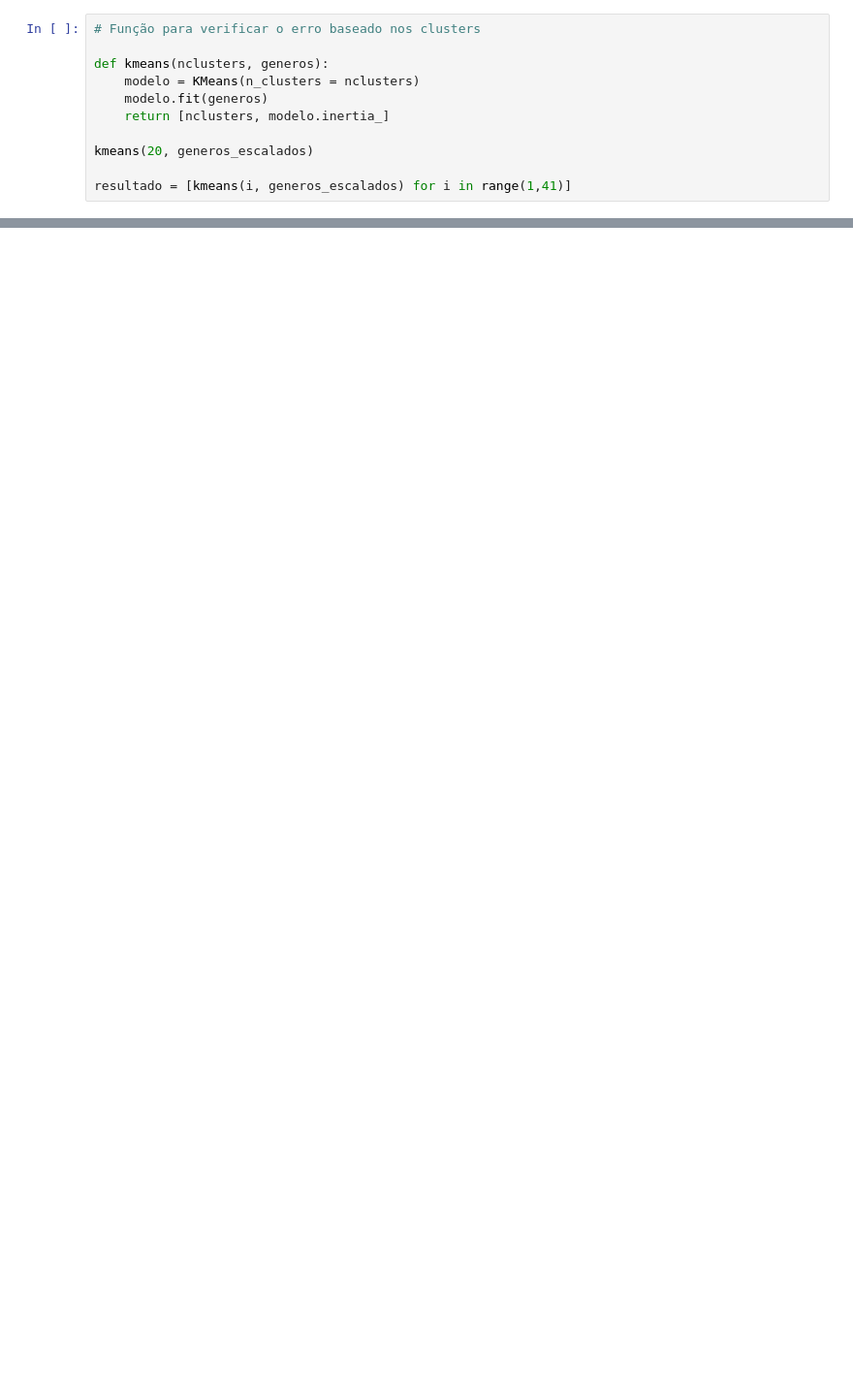
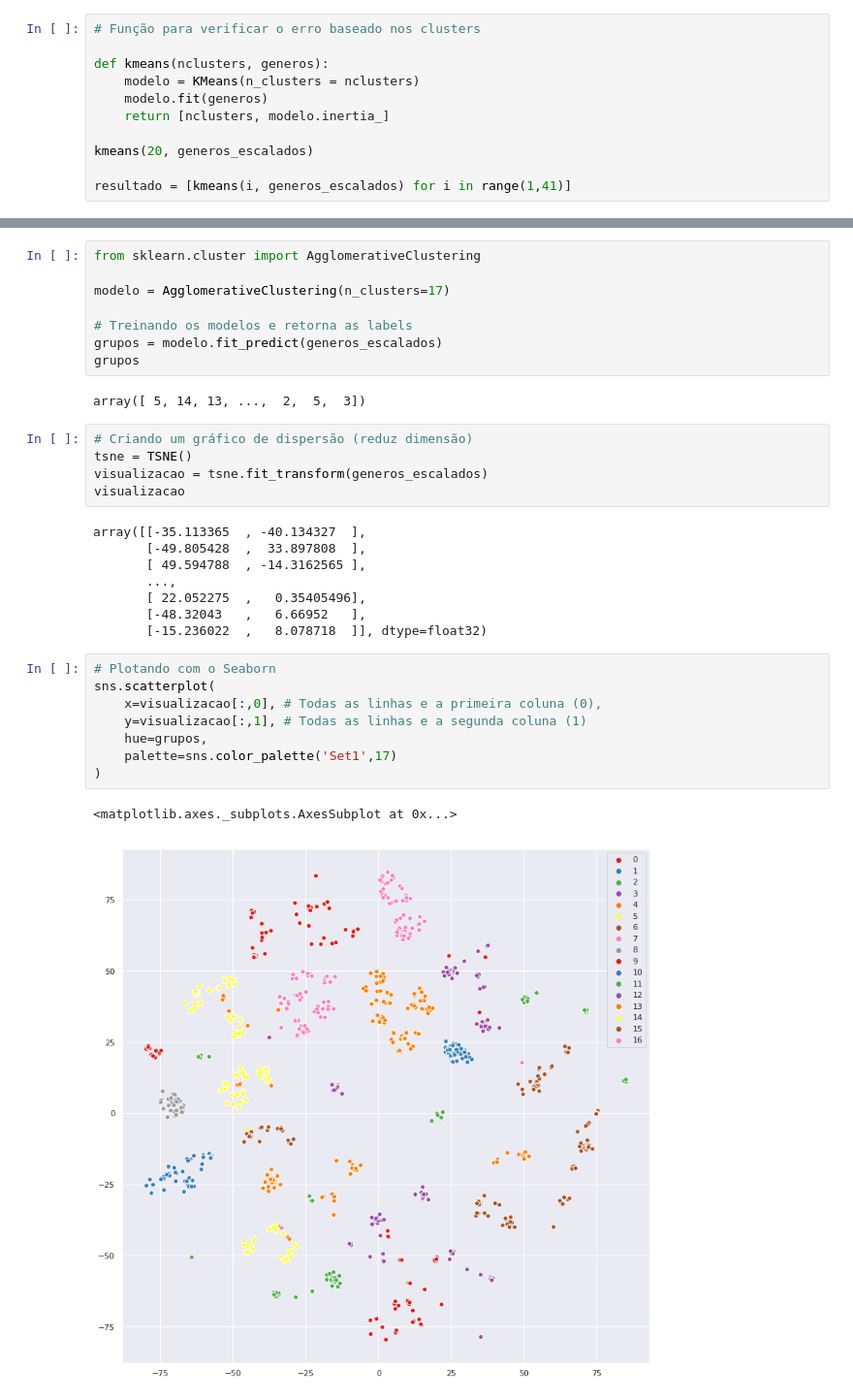
Before and after one commit to ebmm01/machineLearning, a Jupyter notebook: Nao_supervisionado/Classificador.ipynb, the cells around one changed output, grey strips where cells are left out. Shown at 97% size. Drawn from its saved outputs; the diff is of its cells as text; blank space fills up the shorter version.

```diff
--- a/Nao_supervisionado/Classificador.ipynb
+++ b/Nao_supervisionado/Classificador.ipynb
@@ -220,0 +213,34 @@ array([<matplotlib.axes._subplots.AxesSubplot object at 0x...>,
+# %%
+from sklearn.cluster import AgglomerativeClustering
+
+modelo = AgglomerativeClustering(n_clusters=17)
+
+# Treinando os modelos e retorna as labels
+grupos = modelo.fit_predict(generos_escalados)
+grupos
+# %% [output]
+array([ 5, 14, 13, ...,  2,  5,  3])
+# %%
+# Criando um gráfico de dispersão (reduz dimensão)
+tsne = TSNE()
+visualizacao = tsne.fit_transform(generos_escalados)
+visualizacao
+# %% [output]
+array([[-35.113365  , -40.134327  ],
+       [-49.805428  ,  33.897808  ],
+       [ 49.594788  , -14.3162565 ],
+       ...,
+       [ 22.052275  ,   0.35405496],
+       [-48.32043   ,   6.66952   ],
+       [-15.236022  ,   8.078718  ]], dtype=float32)
+# %%
+# Plotando com o Seaborn
+sns.scatterplot(
+    x=visualizacao[:,0], # Todas as linhas e a primeira coluna (0),
+    y=visualizacao[:,1], # Todas as linhas e a segunda coluna (1)
+    hue=grupos,
+    palette=sns.color_palette('Set1',17)
+)
+# %% [output]
+<matplotlib.axes._subplots.AxesSubplot at 0x...>
+[figure, added]
```
Also changed, not shown: parts of 12 cells of this notebook.
